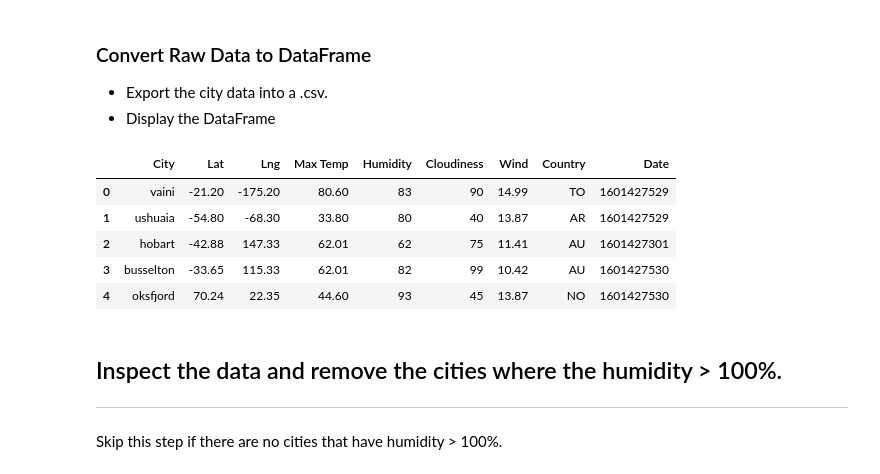
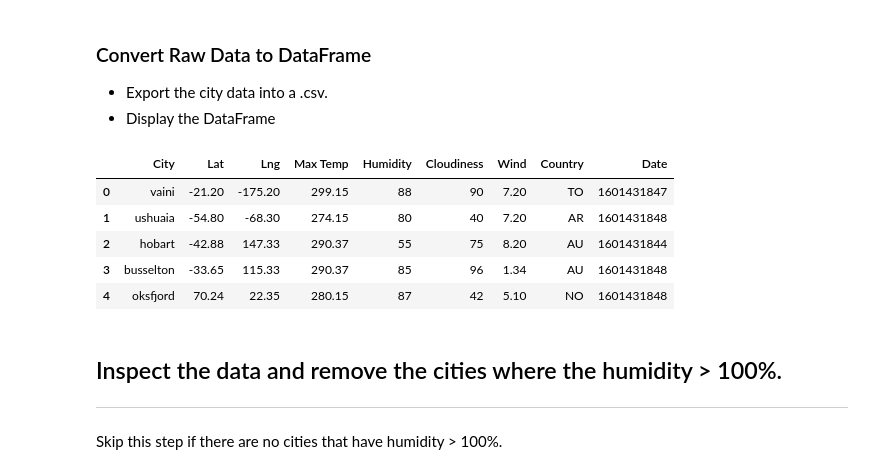
Before and after one commit to geneberry3/python-api-challenge, a Jupyter notebook: WeatherPy.ipynb, the cells around one changed output. Saved outputs shown, nothing was run; the diff lists cells and outputs as text; code cells hidden in the pictures.

```diff
--- a/WeatherPy.ipynb
+++ b/WeatherPy.ipynb
@@ -131,15 +131,15 @@ http://api.openweathermap.org/data/2.5/weather?appid=25bc90a1196e6f153eece0bc0b0
 * Display the DataFrame
 # %%
 city_data_pd = pd.DataFrame(city_data)
-city_data_pd.to_csv('..\output_data\City_Data.csv')
+# city_data_pd.to_csv('..\output_data\City_Data.csv')
 city_data_pd.head()
 # %% [output]
 |  | City | Lat | Lng | Max Temp | Humidity | Cloudiness | Wind | Country | Date |
-| 0 | vaini | -21.20 | -175.20 | 80.60 | 83 | 90 | 14.99 | TO | 1601427529 |
-| 1 | ushuaia | -54.80 | -68.30 | 33.80 | 80 | 40 | 13.87 | AR | 1601427529 |
-| 2 | hobart | -42.88 | 147.33 | 62.01 | 62 | 75 | 11.41 | AU | 1601427301 |
-| 3 | busselton | -33.65 | 115.33 | 62.01 | 82 | 99 | 10.42 | AU | 1601427530 |
-| 4 | oksfjord | 70.24 | 22.35 | 44.60 | 93 | 45 | 13.87 | NO | 1601427530 |
+| 0 | vaini | -21.20 | -175.20 | 299.15 | 88 | 90 | 7.20 | TO | 1601431847 |
+| 1 | ushuaia | -54.80 | -68.30 | 274.15 | 80 | 40 | 7.20 | AR | 1601431848 |
+| 2 | hobart | -42.88 | 147.33 | 290.37 | 55 | 75 | 8.20 | AU | 1601431844 |
+| 3 | busselton | -33.65 | 115.33 | 290.37 | 85 | 96 | 1.34 | AU | 1601431848 |
+| 4 | oksfjord | 70.24 | 22.35 | 280.15 | 87 | 42 | 5.10 | NO | 1601431848 |
 # %% [markdown]
 ## Inspect the data and remove the cities where the humidity > 100%.
 ----
```
Also changed, not shown: 2 other files.
